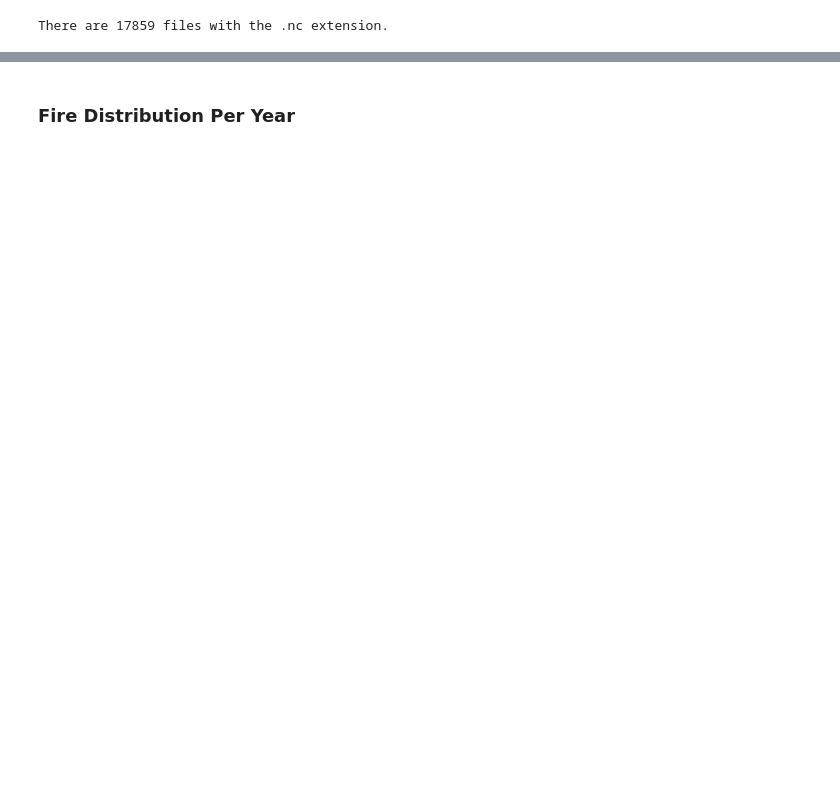
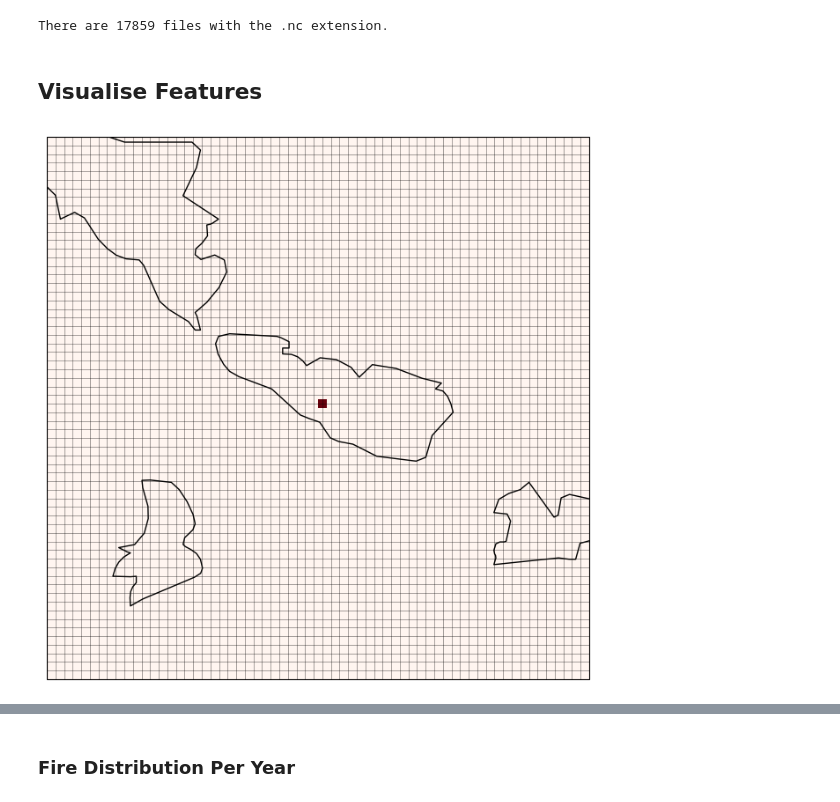
Before and after one commit to ursuladas/segmentation_models_for_burned_area, a Jupyter notebook: EDA/analysis.ipynb, the cells around one changed output, grey strips where cells are left out. Saved outputs shown, nothing was run; the diff lists cells and outputs as text; code cells hidden in the pictures; blank space fills up the shorter version.

```diff
--- a/EDA/analysis.ipynb
+++ b/EDA/analysis.ipynb
@@ -34,3 +34,63 @@ count = count_files_with_extension(directory_path, extension)
 print(f'There are {count} files with the {extension} extension.')
 # %% [output]
 There are 17859 files with the .nc extension.
+# %% [markdown]
+## Visualise Features
+# %%
+import os
+import xarray as xr
+import matplotlib.pyplot as plt
+import cartopy.crs as ccrs
+import cartopy.feature as cfeature
+
+def visualise_map_with_grid_and_ignition_points(dataset_path, save_path):
+    ds = xr.open_dataset(dataset_path)
+    ds = ds.fillna(0)  # Fill null values with 0
+
+    # Extract latitude and longitude boundaries
+    lat_min, lat_max = ds.y.min().item(), ds.y.max().item()
+    lon_min, lon_max = ds.x.min().item(), ds.x.max().item()
+
+    # Extract ignition point data, assuming it's 64x64
+    ignition_points = ds['ignition_points'].values.squeeze()
+
+    # Set up the plot with PlateCarree projection
+    plt.figure(figsize=(10, 8))
+    ax = plt.axes(projection=ccrs.PlateCarree())
+
+    # Set the map extent to match the dataset boundaries
+    ax.set_extent([lon_min, lon_max, lat_min, lat_max], crs=ccrs.PlateCarree())
+
+    # Add coastlines and borders
+    ax.coastlines(resolution='10m')
+    ax.add_feature(cfeature.BORDERS, linestyle=':')
+
+    # Create a colormap with red for positive values and white for zero
+    cmap = plt.cm.get_cmap('Reds')
+    cmap.set_under('white')
+
+    # Display the ignition points using imshow, setting the extent to match lat/lon boundaries
+    im = ax.imshow(ignition_points, cmap=cmap, vmin=0, vmax=ignition_points.max(),
+                   extent=[lon_min, lon_max, lat_min, lat_max], origin='upper', interpolation='nearest')
+
+    # Plot the grid lines with higher zorder
+    lat_lines = [lat_min + i * (lat_max - lat_min) / 63 for i in range(64)]
+    lon_lines = [lon_min + i * (lon_max - lon_min) / 63 for i in range(64)]
+    ax.vlines(x=lon_lines, ymin=lat_min, ymax=lat_max, colors='black', linewidth=0.5, alpha=0.5, zorder=2)
+    ax.hlines(y=lat_lines, xmin=lon_min, xmax=lon_max, colors='black', linewidth=0.5, alpha=0.5, zorder=2)
+
+    # Add a colorbar
+    # plt.colorbar(im, label='Ignition Point')
+
+    # Set title and save
+    # ax.set_title('Map with 64x64 Grid Overlay and Ignition Points', fontsize=16)
+    filename_suffix = dataset_path.split('burned_area/')[-1].replace('.nc', '').replace('/', '_')
+    plt.savefig(os.path.join(save_path, f'map_with_grid_and_ignition_points_{filename_suffix}.png'), dpi=300, bbox_inches='tight')
+    plt.show()
+
+# Usage
+sd_path = '/home/udas/Desktop/UD_Data_Copy/b.final_burned_area/2016/sample_8546.nc'
+save_pth = '/home/udas/Desktop/UD_Data_Copy/Spatial_Models/graph_class_scripts/visualisations'
+visualise_map_with_grid_and_ignition_points(sd_path, save_pth)
+# %% [output]
+[figure, added]
```
Also changed, not shown: parts of 5 cells of this notebook.
